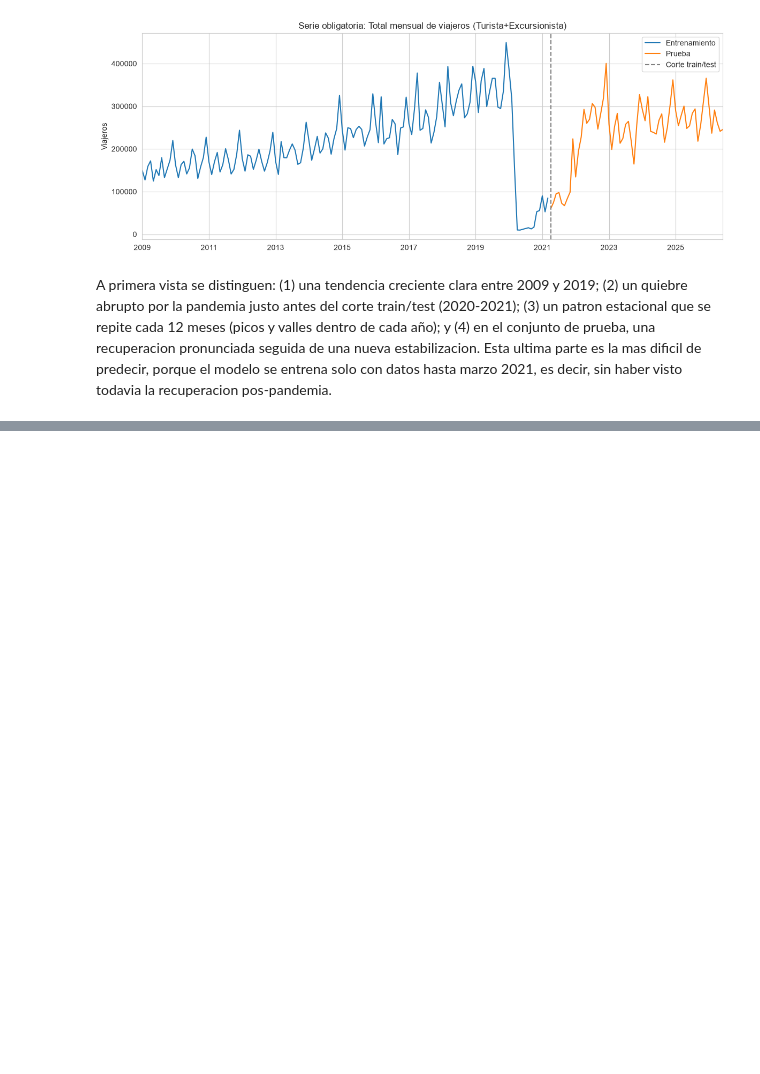
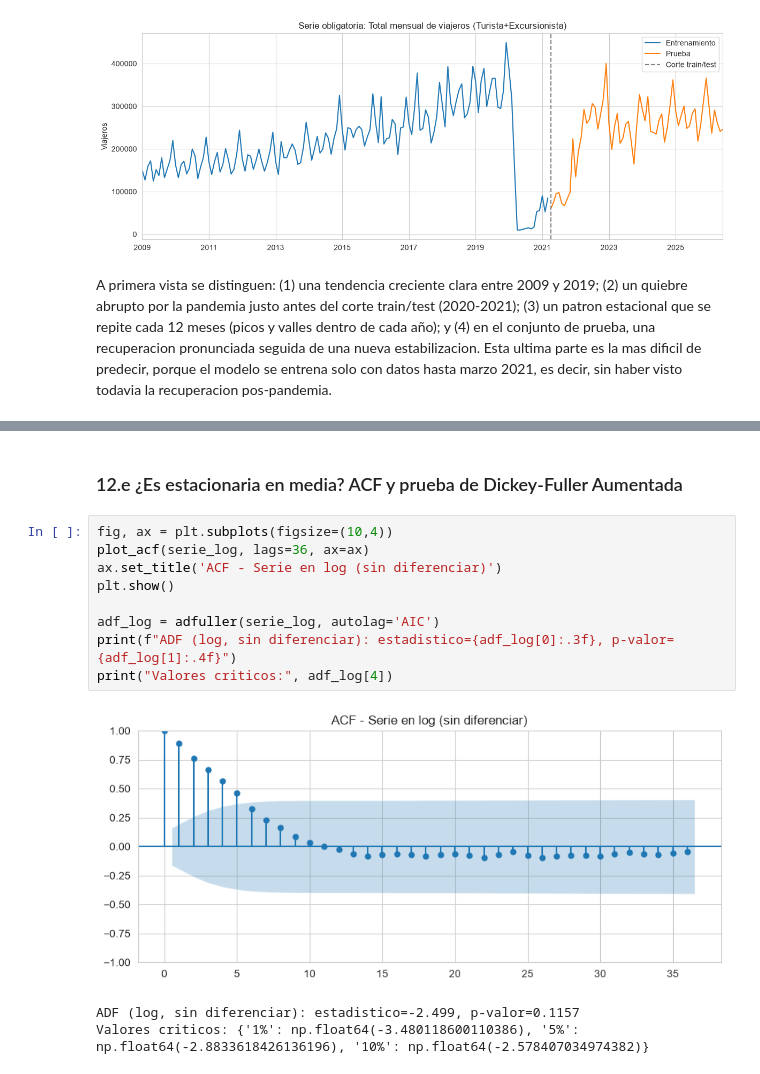
Before and after one commit to DavidDominguez-11/DS-Lab1, a Jupyter notebook: Lab1_Series_de_Tiempo.ipynb, the cells around one changed output, grey strips where cells are left out. Cells and saved outputs as stored; diff of their text form; blank space fills up the shorter version.

```diff
--- a/Lab1_Series_de_Tiempo.ipynb
+++ b/Lab1_Series_de_Tiempo.ipynb
@@ -695,0 +744,15 @@ A primera vista se distinguen: (1) una tendencia creciente clara entre 2009 y 20
+# %% [markdown]
+### 12.e ¿Es estacionaria en media? ACF y prueba de Dickey-Fuller Aumentada
+# %%
+fig, ax = plt.subplots(figsize=(10,4))
+plot_acf(serie_log, lags=36, ax=ax)
+ax.set_title('ACF - Serie en log (sin diferenciar)')
+plt.show()
+
+adf_log = adfuller(serie_log, autolag='AIC')
+print(f"ADF (log, sin diferenciar): estadistico={adf_log[0]:.3f}, p-valor={adf_log[1]:.4f}")
+print("Valores criticos:", adf_log[4])
+# %% [output]
+[figure, added]
+ADF (log, sin diferenciar): estadistico=-2.499, p-valor=0.1157
+Valores criticos: {'1%': np.float64(-3.480118600110386), '5%': np.float64(-2.8833618426136196), '10%': np.float64(-2.578407034974382)}
```
Also changed, not shown: parts of 9 cells of this notebook.
